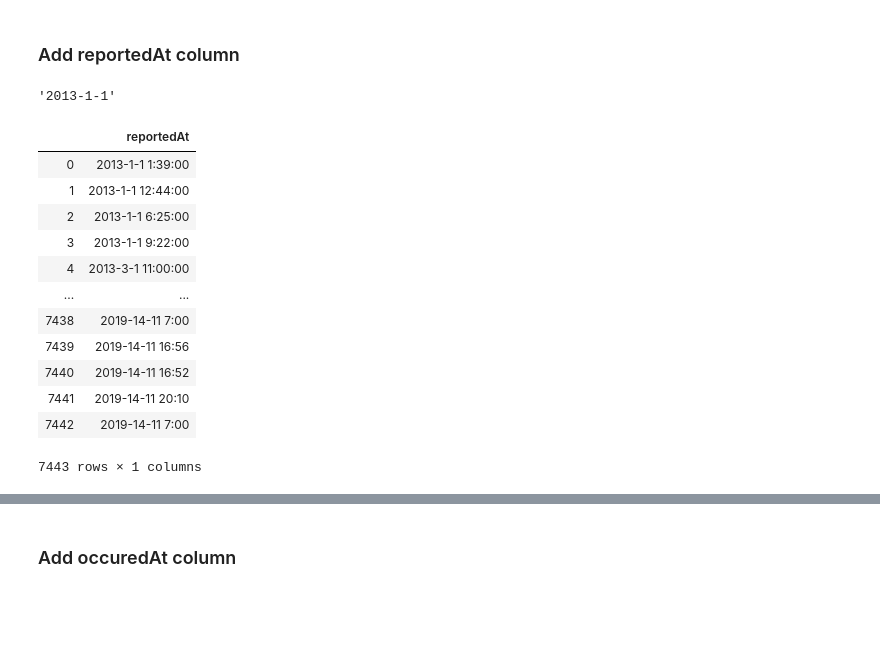
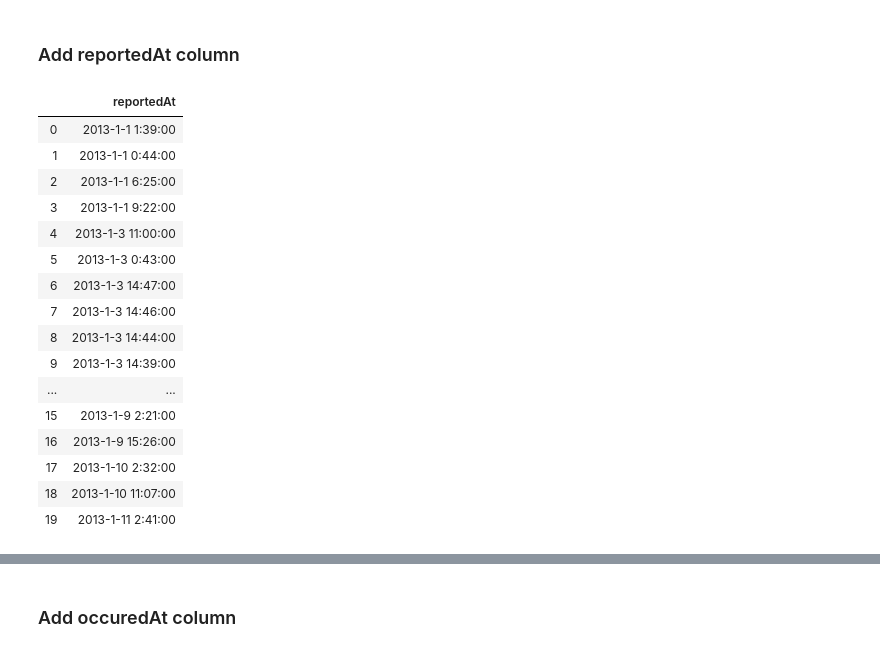
Before and after one commit to yashsaboo/CS411-Area51, a Jupyter notebook: Src/Convert_CSV/SplitOriginalDatasetInto3CSVs.ipynb, the cells around one changed output, grey strips where cells are left out. Saved outputs shown, nothing was run; the diff lists cells and outputs as text; code cells hidden in the pictures; blank space fills up the shorter version.

```diff
--- a/Src/Convert_CSV/SplitOriginalDatasetInto3CSVs.ipynb
+++ b/Src/Convert_CSV/SplitOriginalDatasetInto3CSVs.ipynb
@@ -159,41 +160,50 @@ crimeDF
 7443 rows × 1 columns
 # %% [markdown]
 ### Add reportedAt column
-# %%
-def convertCSVDateToSQLDateFormat(str):
-    list = str.split("/")
-    res = "20" + list[2] + "-" + list[1] + "-" + list[0]
-    return res
-convertCSVDateToSQLDateFormat("1/1/13")
-# %% [output]
-'2013-1-1'
+# %%
+def convertCSVDateToSQLDateFormat(str):
+    list = str.split("/")
+    res = "20" + list[2] + "-" + list[0] + "-" + list[1]
+    return res
+
+def convertCSVTimeToSQLTimeFormat(time):
+    timeSplit = time.split(" ")
+    if(len(timeSplit)==3) and (timeSplit[1] == "p."): #am or pm
+        timeSplit[0] = str((int(timeSplit[0].split(":",1)[0])+12)%24) + ":" + timeSplit[0].split(":",1)[1]
+    if(len(timeSplit)==3) and (timeSplit[1] == "a."): #am or pm
+        timeSplit[0] = str((int(timeSplit[0].split(":",1)[0])+0)%12) + ":" + timeSplit[0].split(":",1)[1]
+    return timeSplit[0]
 # %%
 # Add reportedAt column
 reportedAt = []
 for date in csvData["Date reported"]:
     reportedAt.append(convertCSVDateToSQLDateFormat(date))
 
 index = 0
 for time in csvData["Time reported"]:
-    reportedAt[index] += " " + time.split(" ")[0]
+    reportedAt[index] += " " + convertCSVTimeToSQLTimeFormat(time)
     index += 1
 
 reportedAtDF = pd.DataFrame(reportedAt, columns = ['reportedAt'])
-reportedAtDF
+reportedAtDF.head(20)
 # %% [output]
 |  | reportedAt |
 | 0 | 2013-1-1 1:39:00 |
-| 1 | 2013-1-1 12:44:00 |
+| 1 | 2013-1-1 0:44:00 |
 | 2 | 2013-1-1 6:25:00 |
 | 3 | 2013-1-1 9:22:00 |
-| 4 | 2013-3-1 11:00:00 |
+| 4 | 2013-1-3 11:00:00 |
+| 5 | 2013-1-3 0:43:00 |
+| 6 | 2013-1-3 14:47:00 |
+| 7 | 2013-1-3 14:46:00 |
+| 8 | 2013-1-3 14:44:00 |
+| 9 | 2013-1-3 14:39:00 |
 | ... | ... |
-| 7438 | 2019-14-11 7:00 |
-| 7439 | 2019-14-11 16:56 |
-| 7440 | 2019-14-11 16:52 |
-| 7441 | 2019-14-11 20:10 |
-| 7442 | 2019-14-11 7:00 |
+| 15 | 2013-1-9 2:21:00 |
+| 16 | 2013-1-9 15:26:00 |
+| 17 | 2013-1-10 2:32:00 |
+| 18 | 2013-1-10 11:07:00 |
+| 19 | 2013-1-11 2:41:00 |
-7443 rows × 1 columns
 # %%
 #Combine it with crimeDF
 crimeDF = pd.concat([crimeDF,reportedAtDF], axis=1)
```
Also changed, not shown: parts of 10 cells of this notebook, 7 other files.
